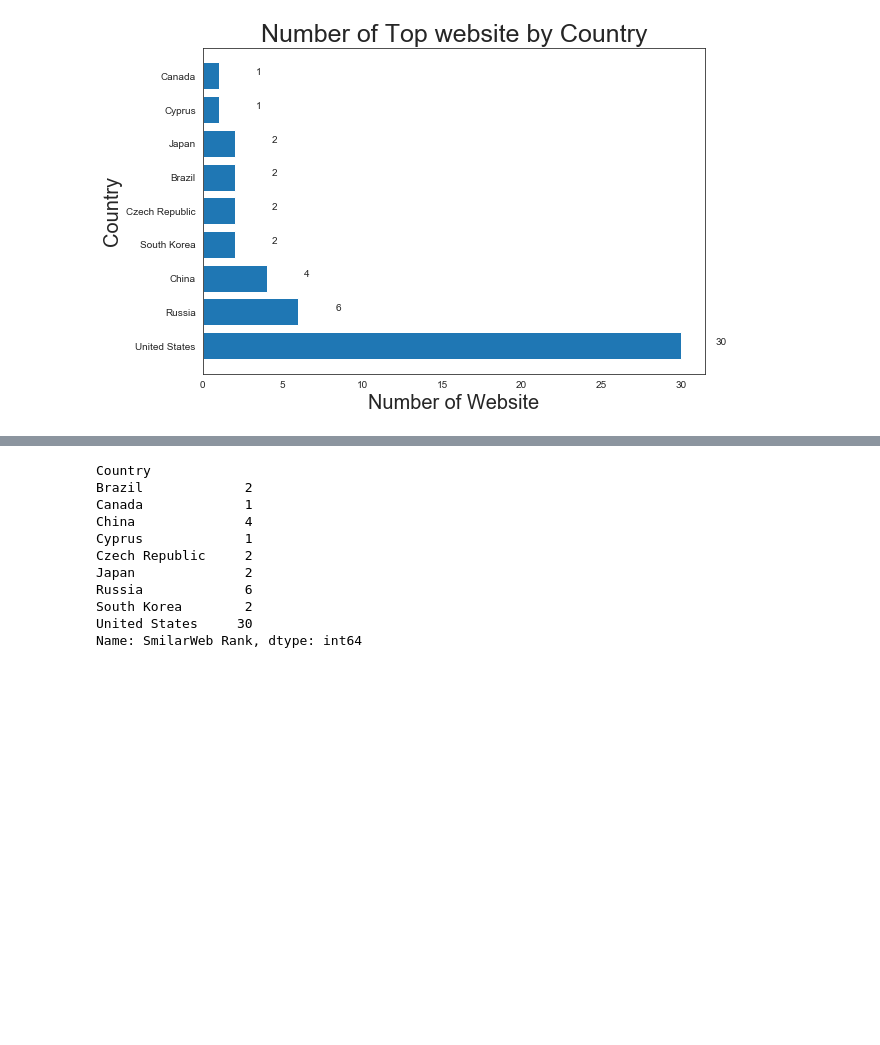
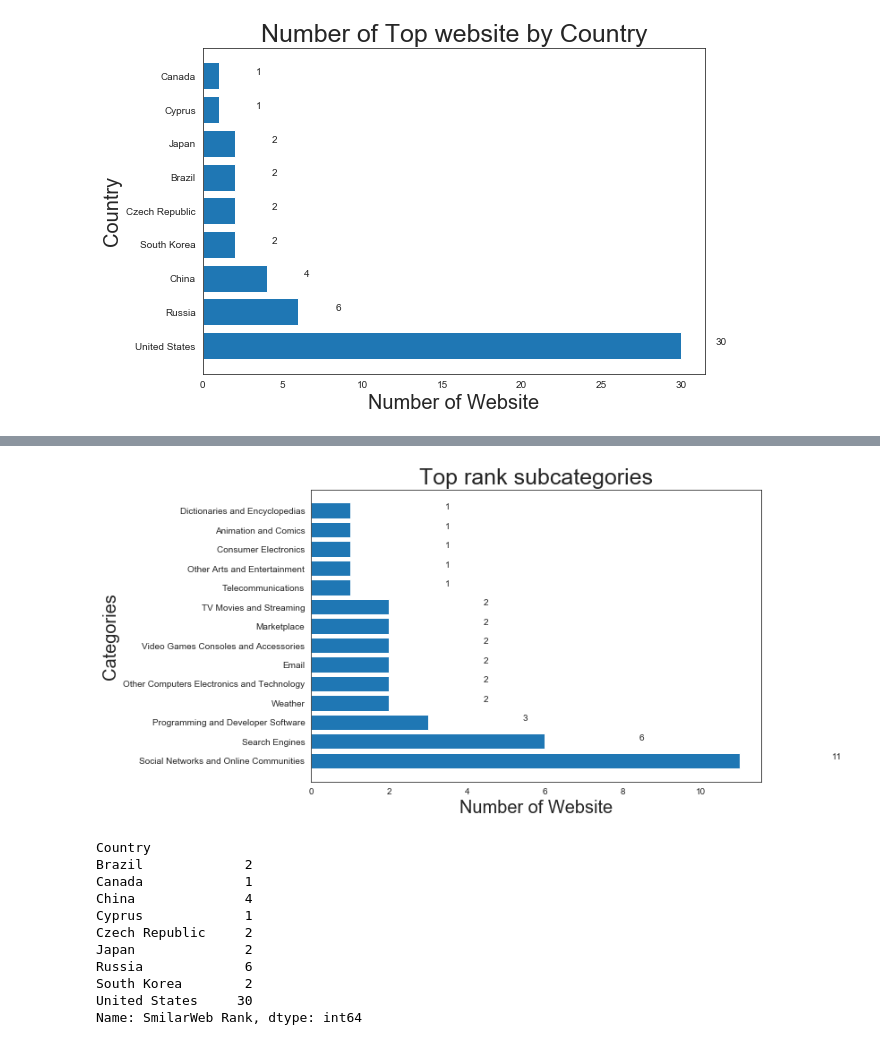
Before and after one commit to ayosamobitade/Web-Scraping-Projects, a Jupyter notebook: List Of Most Popular Websites (EDA).ipynb, the cells around one changed output, grey strips where cells are left out. Drawn from its saved outputs; the diff is of its cells as text; code cells hidden in the pictures; blank space fills up the shorter version.

Commit message:
popular website scapping from wikipedia

```diff
--- a/List Of Most Popular Websites (EDA).ipynb
+++ b/List Of Most Popular Websites (EDA).ipynb
@@ -134,3 +151,23 @@ plt.show();
+# %%
+
+# creating the plot
+figure, axis = plt.subplots(figsize = (9,6))
+
+top_subcategories = df["SubCategory"].value_counts()
+
+plot = axis.barh(top_subcategories.index, top_subcategories)
+plt.title('Top rank subcategories', size=25)
+plt.xlabel('Number of Website', size = 20)
+plt.ylabel('Categories', size = 20)
+
+for rectangle in plot:
+    width = rectangle.get_width()
+    axis.text(width + 2.5, rectangle.get_y() + 0.38, '%d' % int(width), ha = 'center', va ='bottom')
+
+plt.savefig('barhchat.png', bbox_inches='tight')
+plt.show();
+# %% [output]
+[figure, added]
 # %%
 # top ten website
 
```
Also changed, not shown: parts of 2 cells of this notebook, 1 other file.
